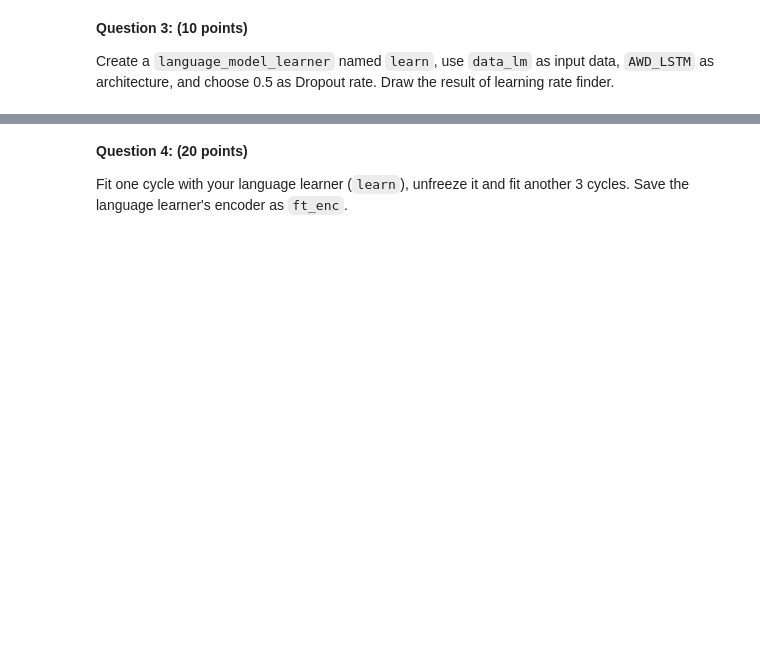
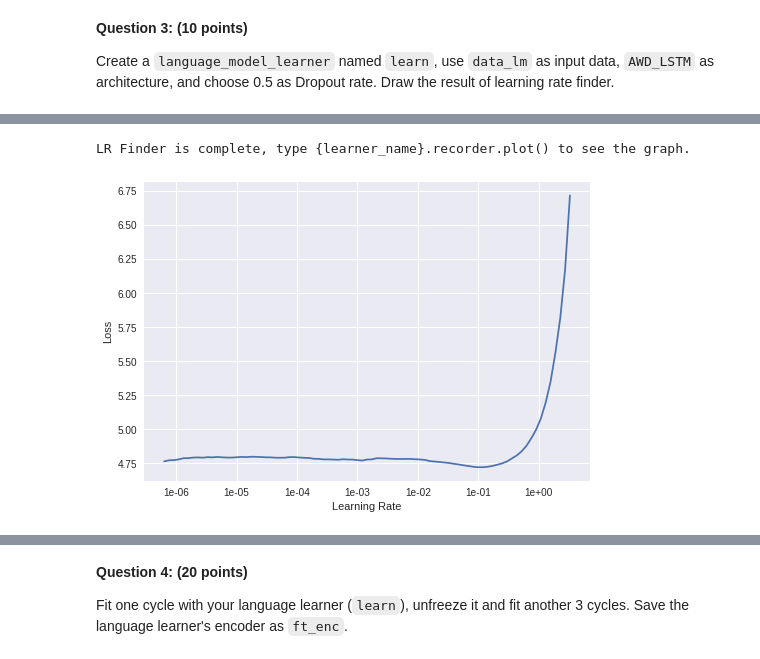
Before and after one commit to jetshaggy85/info5731, a Jupyter notebook: Fellers_Assign5.ipynb, the cells around one changed output, grey strips where cells are left out. Saved outputs shown, nothing was run; the diff lists cells and outputs as text; code cells hidden in the pictures; blank space fills up the shorter version.

```diff
--- a/Fellers_Assign5.ipynb
+++ b/Fellers_Assign5.ipynb
@@ -9,6 +13,7 @@ Export the sample data set you created in [Classwork 3](https://colab.research.g
 # %%
 from fastai.text import *
 path = Path('.')
-with open("imdb-sample.pickle", 'rb') as f:
-    train, valid = pickle.load(f)
-valid.tail()
+with open('imdb-sample.pickle', 'rb') as f:
+    train, test = pickle.load(f)
+test.drop('pred',axis=1,inplace=True)
+test.tail()
@@ -25,2 +35,4 @@ Create a TextLMDataBunch instance called `data_lm`, load your train and valid Da
+# %%
+data_lm=TextLMDataBunch.from_df(path=" ",train_df=train,valid_df=test, text_cols=["text"])
 # %%
 data_lm.show_batch()
@@ -36,0 +54,6 @@ Create a `language_model_learner` named `learn`, use `data_lm` as input data, `A
+# %%
+learn = language_model_learner(data_lm, AWD_LSTM, drop_mult=0.5)
+# %%
+learn.lr_find()
+learn.recorder.plot(skip_end=5)
+# %% [output]
@@ -37,3 +61,5 @@ Create a `language_model_learner` named `learn`, use `data_lm` as input data, `A
+LR Finder is complete, type {learner_name}.recorder.plot() to see the graph.
+[figure, added]
 # %% [markdown]
 You should see the output like this:
 
```
Also changed, not shown: parts of 22 cells of this notebook.
